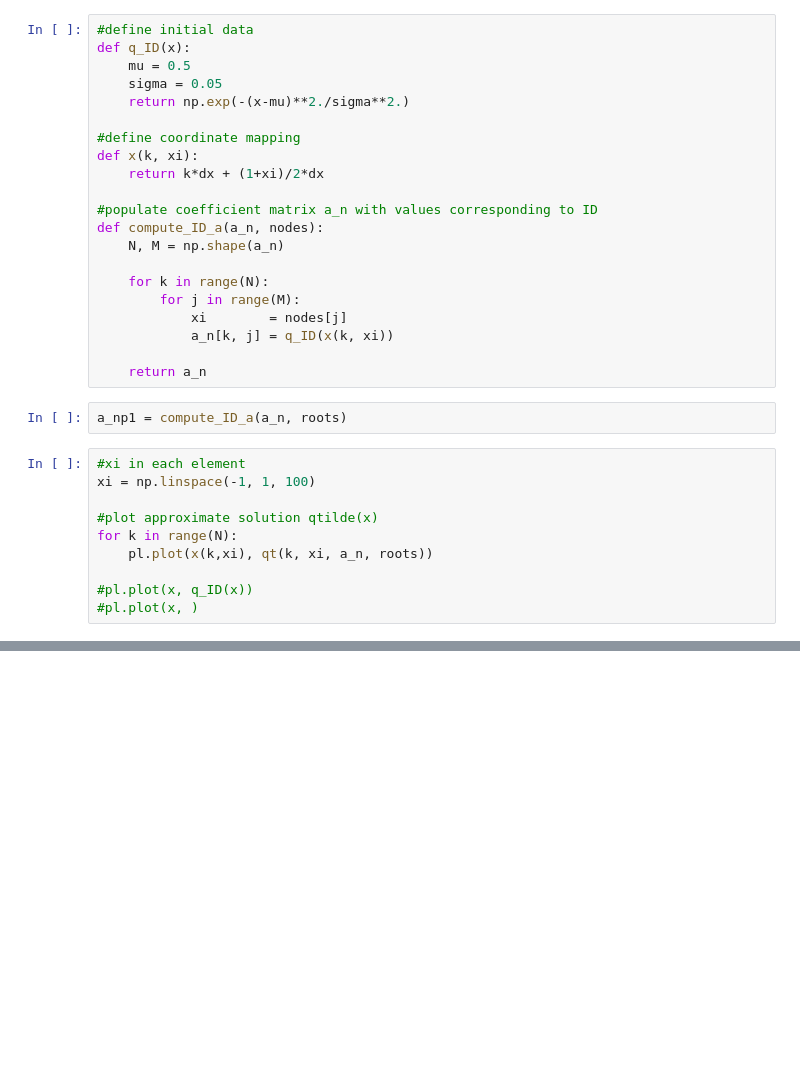
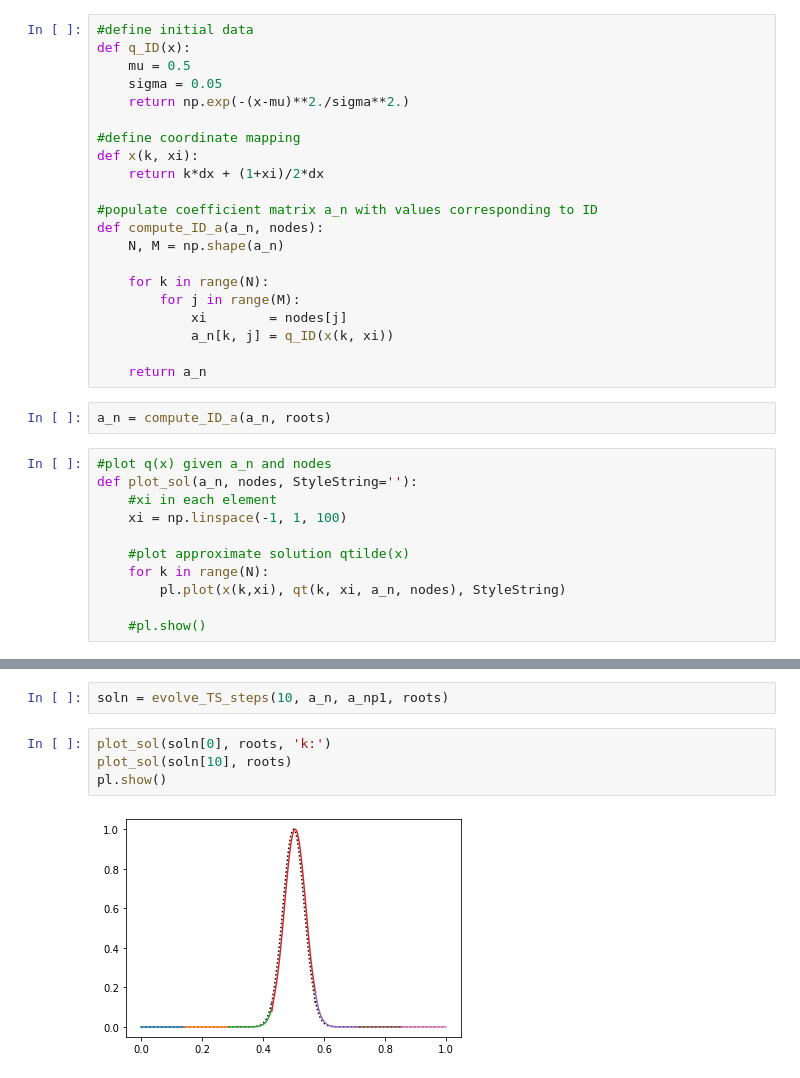
Before and after one commit to aapandy2/dg_tutorial, a Jupyter notebook: DG_lagrange.ipynb, the cells around one changed output, grey strips where cells are left out. Drawn from its saved outputs; the diff is of its cells as text; blank space fills up the shorter version.

```diff
--- a/DG_lagrange.ipynb
+++ b/DG_lagrange.ipynb
@@ -193,14 +193,15 @@ def compute_ID_a(a_n, nodes):
 
     return a_n
 # %%
-a_np1 = compute_ID_a(a_n, roots)
+a_n = compute_ID_a(a_n, roots)
 # %%
-#xi in each element
-xi = np.linspace(-1, 1, 100)
+#plot q(x) given a_n and nodes
+def plot_sol(a_n, nodes, StyleString=''):
+    #xi in each element
+    xi = np.linspace(-1, 1, 100)
 
-#plot approximate solution qtilde(x)
-for k in range(N):
-    pl.plot(x(k,xi), qt(k, xi, a_n, roots))
+    #plot approximate solution qtilde(x)
+    for k in range(N):
+        pl.plot(x(k,xi), qt(k, xi, a_n, nodes), StyleString)
 
-#pl.plot(x, q_ID(x))
-#pl.plot(x, )
+    #pl.show()
@@ -208,0 +271,8 @@ for k in range(N):
+# %%
+soln = evolve_TS_steps(10, a_n, a_np1, roots)
+# %%
+plot_sol(soln[0], roots, 'k:')
+plot_sol(soln[10], roots)
+pl.show()
+# %% [output]
+[figure, added]
```
Also changed, not shown: parts of 2 cells of this notebook.
